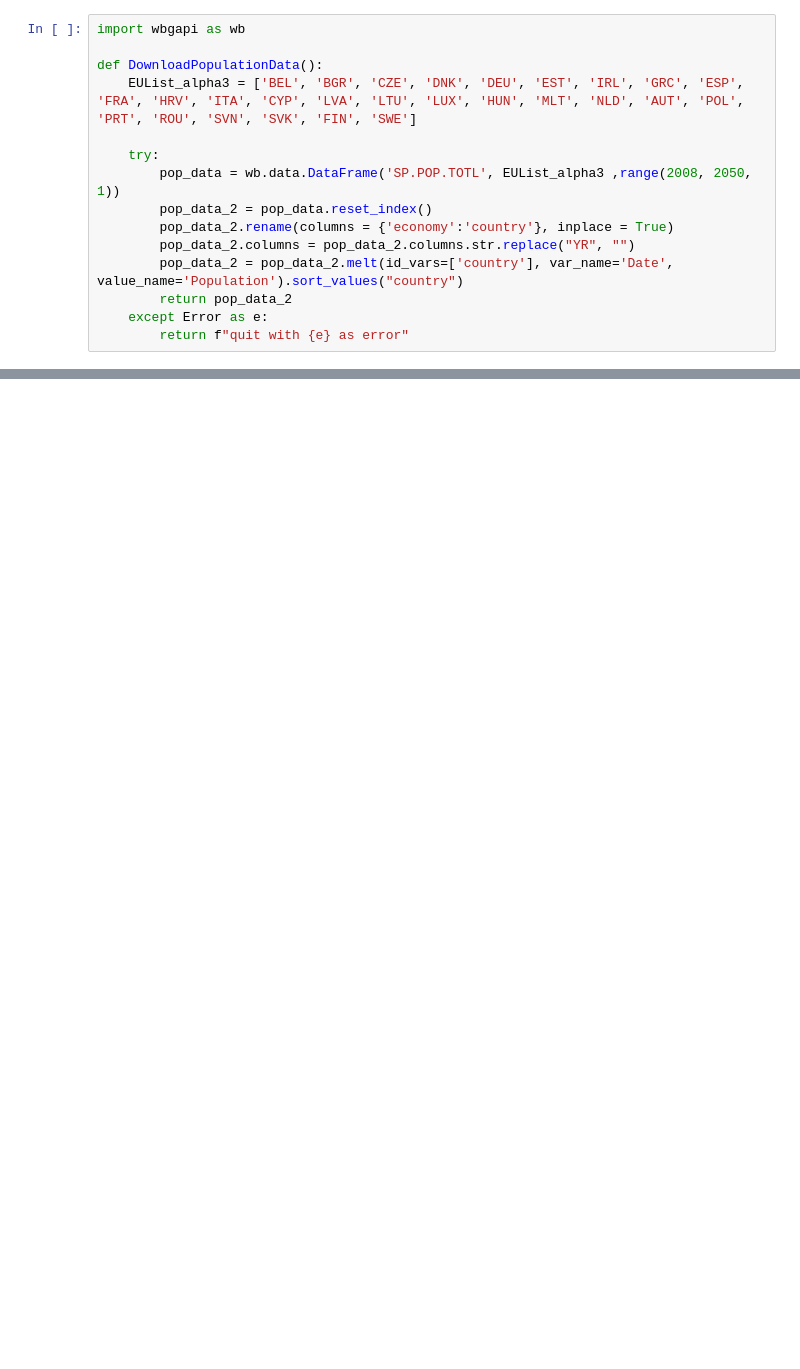
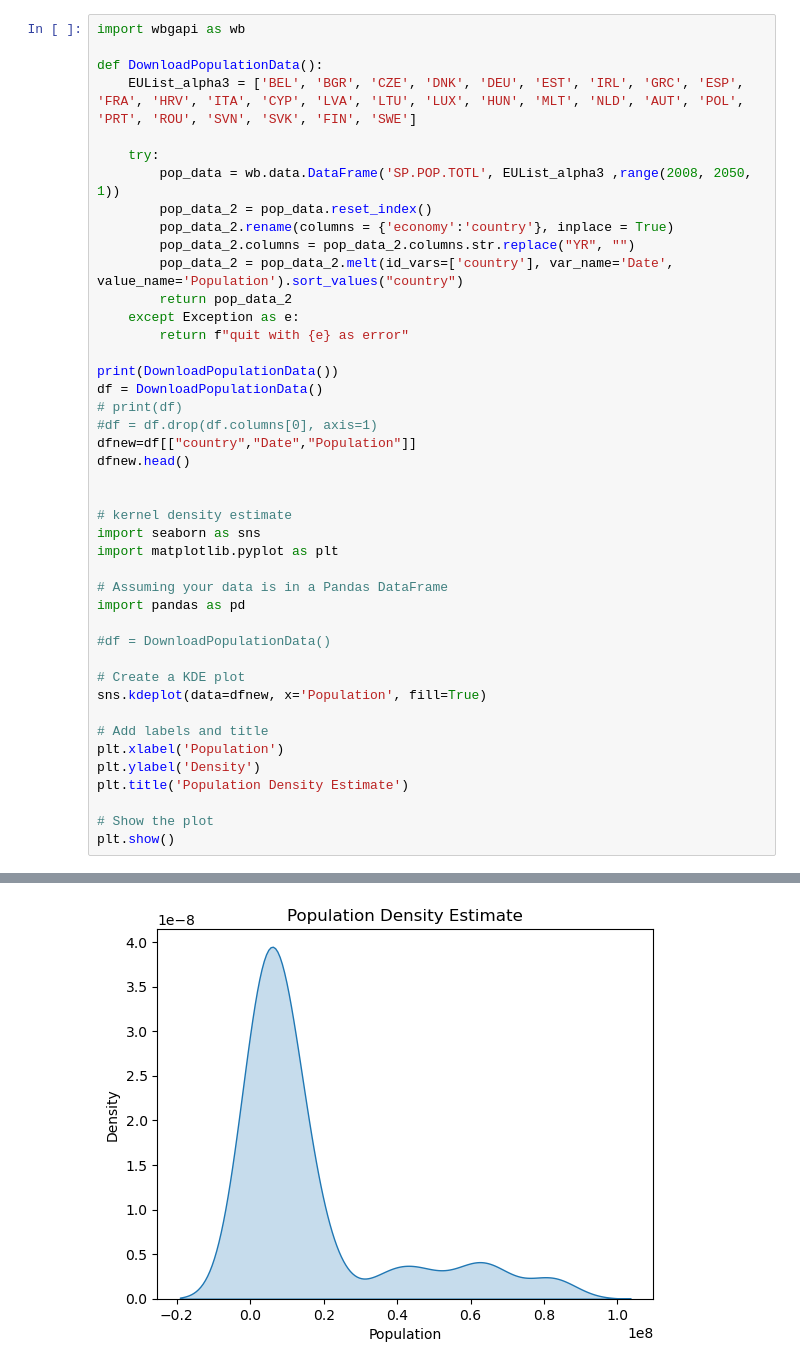
Before and after one commit to CaspervanWetten/DataDetectives, a Jupyter notebook: notebook/WB.ipynb, the cells around one changed output, grey strips where cells are left out. Drawn from its saved outputs; the diff is of its cells as text; blank space fills up the shorter version.

Commit message:
data analyse voor pop
data analyse voor pop

```diff
--- a/notebook/WB.ipynb
+++ b/notebook/WB.ipynb
@@ -31,5 +45,34 @@ def DownloadPopulationData():
         pop_data_2.columns = pop_data_2.columns.str.replace("YR", "")
         pop_data_2 = pop_data_2.melt(id_vars=['country'], var_name='Date', value_name='Population').sort_values("country")
         return pop_data_2
-    except Error as e:
+    except Exception as e:
         return f"quit with {e} as error"
+
+print(DownloadPopulationData())
+df = DownloadPopulationData()
+# print(df)
+#df = df.drop(df.columns[0], axis=1)
+dfnew=df[["country","Date","Population"]]
+dfnew.head()
+
+
+# kernel density estimate
+import seaborn as sns
+import matplotlib.pyplot as plt
+
+# Assuming your data is in a Pandas DataFrame
+import pandas as pd
+
+#df = DownloadPopulationData()
+
+# Create a KDE plot
+sns.kdeplot(data=dfnew, x='Population', fill=True)
+
+# Add labels and title
+plt.xlabel('Population')
+plt.ylabel('Density')
+plt.title('Population Density Estimate')
+
+# Show the plot
+plt.show()
+# %% [output]
@@ -35,0 +93 @@ def DownloadPopulationData():
+[figure, added]
```
Also changed, not shown: parts of 6 cells of this notebook, 2 other files.
